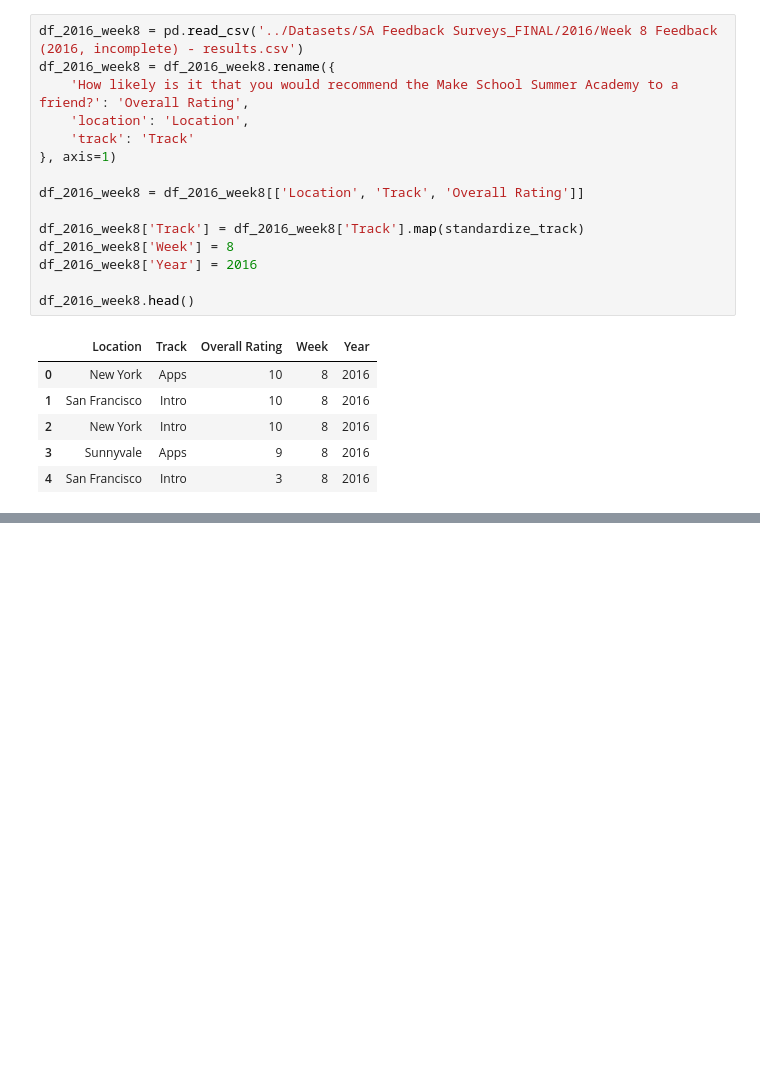
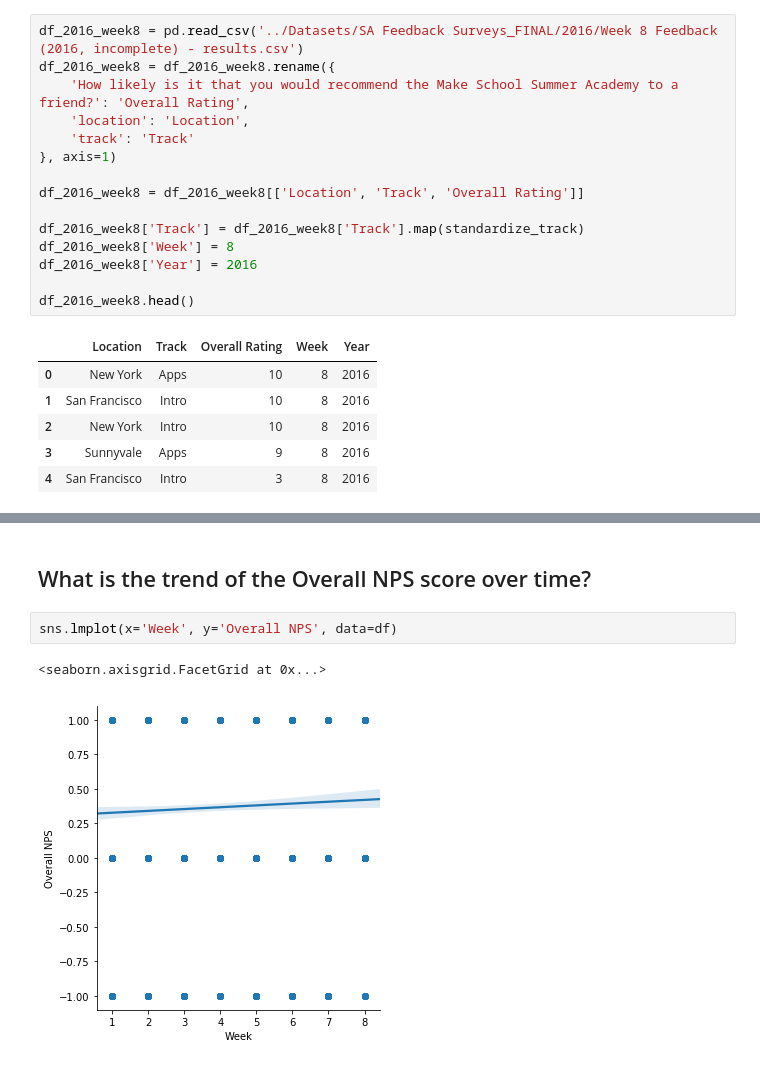
Before and after one commit to DacioRomero/Data-Analysis, a Jupyter notebook: Coursework/Projects/NPS.ipynb, the cells around one changed output, grey strips where cells are left out. Drawn from its saved outputs; the diff is of its cells as text; blank space fills up the shorter version.

```diff
--- a/Coursework/Projects/NPS.ipynb
+++ b/Coursework/Projects/NPS.ipynb
@@ -116,0 +154,7 @@ df.head()
+# %% [markdown]
+## What is the trend of the Overall NPS score over time?
+# %%
+sns.lmplot(x='Week', y='Overall NPS', data=df)
+# %% [output]
+<seaborn.axisgrid.FacetGrid at 0x...>
+[figure, added]
```
Also changed, not shown: parts of 27 cells of this notebook.
